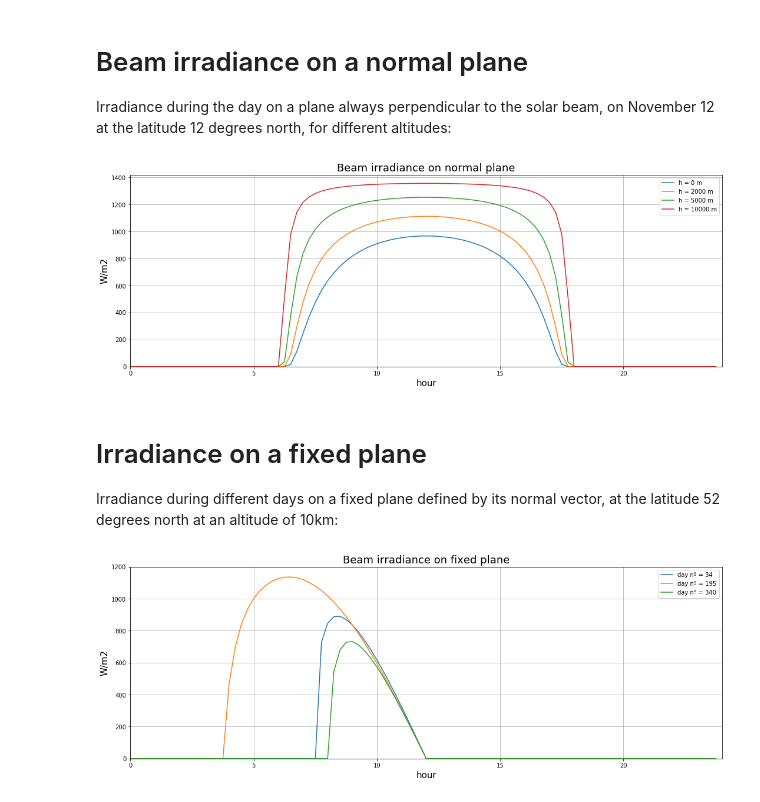
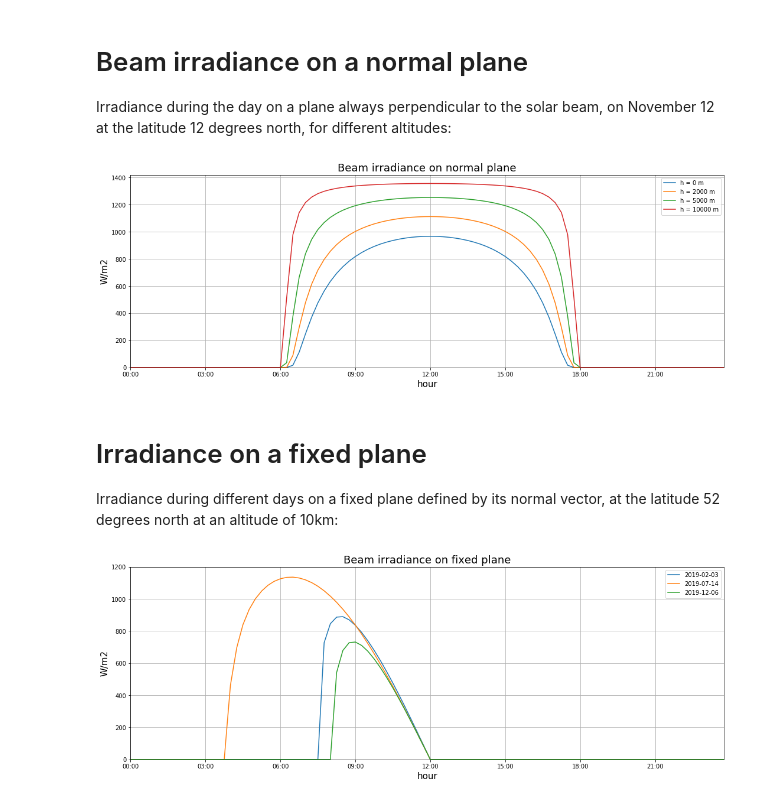
Before and after one commit to aqreed/solarpy, a Jupyter notebook: examples/solar_irradiance.ipynb, the cells around one changed output. Cells and saved outputs as stored; diff of their text form; code cells hidden in the pictures.

```diff
--- a/examples/solar_irradiance.ipynb
+++ b/examples/solar_irradiance.ipynb
@@ -8,28 +10,27 @@ import solarpy.utils as spu
 
 Irradiance during the day on a plane always perpendicular to the solar beam, on November 12 at the latitude 12 degrees north, for different altitudes:
 # %%
-n = spu.day_of_the_year(11, 12)  # November 12
+date = datetime(2019, 11, 12)  # November 12
 lat = 12  # north hemisphere
 
-plt.figure(figsize=(18, 6))
+fig, ax = plt.subplots(figsize=(18, 6))
 
 for h in (0, 2e3, 5e3, 10e3):
-    G = []
-    t = np.arange(0, 24, 0.25)
-    for hour in range(0, 24):
-        for minute in (0, 15, 30, 45):
-            G.append(spr.beam_irradiance(h, n, lat, hour, minute))
-    plt.plot(t, G, label='h = ' + str(int(h)) + ' m')
+    t = [date + timedelta(minutes=i) for i in range(0, 15 * 24 * 4, 15)]
+    G = [spr.beam_irradiance(h, i, lat) for i in t]
+    ax.plot(t, G, label='h = ' + str(int(h)) + ' m')
+    myFmt = mdates.DateFormatter('%H:%M')
+    ax.xaxis.set_major_formatter(myFmt)
 
-plt.xlim(0, 24), plt.ylim(0, 1420)
+plt.autoscale(enable=True, axis='x', tight=True)
+plt.ylim(0, 1420)
 plt.xlabel('hour', fontsize=15)
 plt.ylabel('W/m2', fontsize=15)
 plt.title('Beam irradiance on normal plane', fontsize=18)
 plt.legend()
 plt.grid(True)
-plt.show()
 # %% [output]
-[figure, old version]
+[figure, new version]
 # %% [markdown]
 # Irradiance on a fixed plane
 
@@ -37,24 +38,28 @@ Irradiance during different days on a fixed plane defined by its normal vector,
 # %%
 vnorm = np.array([0, 1, 0])  # plane pointing eastwards
 
-n1 = spu.day_of_the_year(2, 3)  # February 3
-n2 = spu.day_of_the_year(7, 14)  # July 14
-n3 = spu.day_of_the_year(12, 6)  # December 6
+date1 = spr.datetime(2019, 2, 3)  # February 3
+date2 = spr.datetime(2019, 7, 14)  # July 14
+date3 = spr.datetime(2019, 12, 6)  # December 6
 
 lat = 52  # north hemisphere
 h = 10e3
 
-plt.figure(figsize=(18, 6))
+fig, ax = plt.subplots(figsize=(18, 6))
 
-for n in (n1, n2, n3):
-    G = []
-    t = np.arange(0, 24, 0.25)
-    for hour in range(0, 24):
-        for minute in (0, 15, 30, 45):
-            G.append(spr.irradiance_on_plane(vnorm, h, n, lat, hour, minute))
-    plt.plot(t, G, label='day nº = ' + str(n))
+for dt in (date1, date2, date3):
+    t = [dt + timedelta(minutes=i) for i in range(0, 15 * 24 * 4, 15)]
+    G = [spr.irradiance_on_plane(vnorm, h, i, lat) for i in t]
 
-plt.xlim(0, 24), plt.ylim(0, 1200)
+    # necessary as matplotlib expects a datetime.datetime, not a datetime.time
+    t_ = [datetime.combine(datetime(2019, 1, 1), i) for i in [i.time() for i in t]]
+    plt.plot(t_, G, label=str(dt.date()))
+
+myFmt = mdates.DateFormatter('%H:%M')
+ax.xaxis.set_major_formatter(myFmt)
+
+plt.autoscale(enable=True, axis='x', tight=True)
+plt.ylim(0, 1200)
 plt.xlabel('hour', fontsize=15)
 plt.ylabel('W/m2', fontsize=15)
 plt.title('Beam irradiance on fixed plane', fontsize=18)
@@ -62,4 +67,4 @@ plt.legend()
 plt.grid(True)
 plt.show()
 # %% [output]
-[figure, old version]
+[figure, new version]
```
Also changed, not shown: parts of 1 cell of this notebook, 4 other files.
